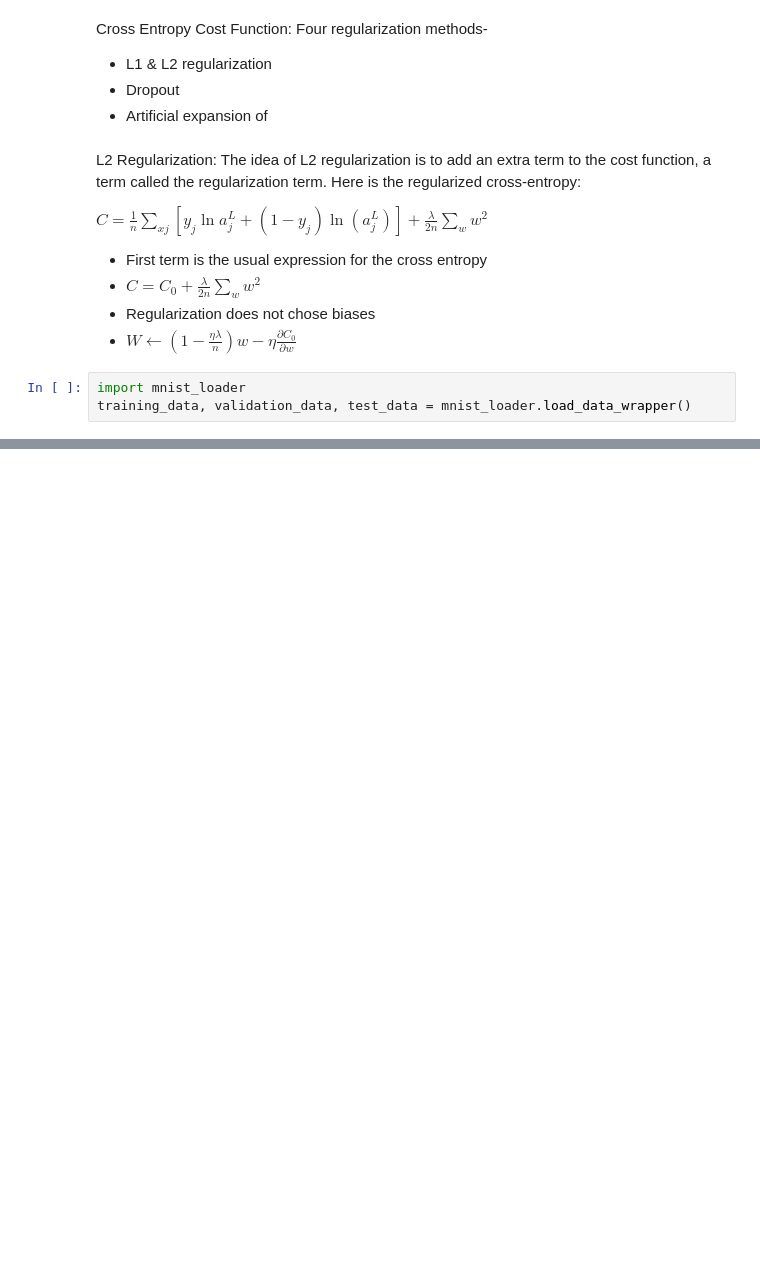
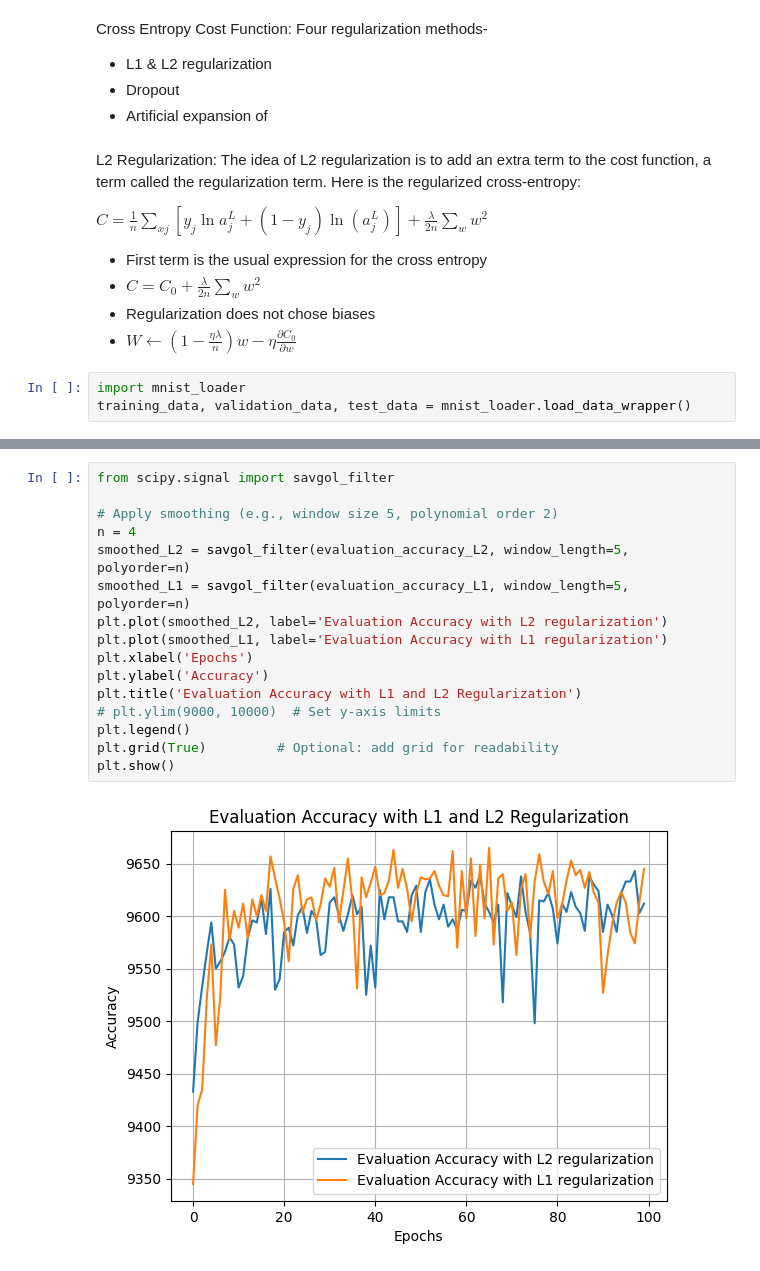
Before and after one commit to zamanmiraz/DSandML-Notebooks, a Jupyter notebook: NN_from_scratch/NN_from_Scratch.ipynb, the cells around one changed output, grey strips where cells are left out. Saved outputs shown, nothing was run; the diff lists cells and outputs as text; blank space fills up the shorter version.

```diff
--- a/NN_from_scratch/NN_from_Scratch.ipynb
+++ b/NN_from_scratch/NN_from_Scratch.ipynb
@@ -171,0 +261,18 @@ net.SGD(training_data, 30, 10, 0.5, evaluation_data=test_data, monitor_evaluatio
+# %%
+from scipy.signal import savgol_filter
+
+# Apply smoothing (e.g., window size 5, polynomial order 2)
+n = 4
+smoothed_L2 = savgol_filter(evaluation_accuracy_L2, window_length=5, polyorder=n)
+smoothed_L1 = savgol_filter(evaluation_accuracy_L1, window_length=5, polyorder=n)
+plt.plot(smoothed_L2, label='Evaluation Accuracy with L2 regularization')
+plt.plot(smoothed_L1, label='Evaluation Accuracy with L1 regularization')
+plt.xlabel('Epochs')
+plt.ylabel('Accuracy')
+plt.title('Evaluation Accuracy with L1 and L2 Regularization')
+# plt.ylim(9000, 10000)  # Set y-axis limits
+plt.legend()
+plt.grid(True)         # Optional: add grid for readability
+plt.show()
+# %% [output]
+[figure, added]
```
Also changed, not shown: parts of 6 cells of this notebook, 1 other file.
